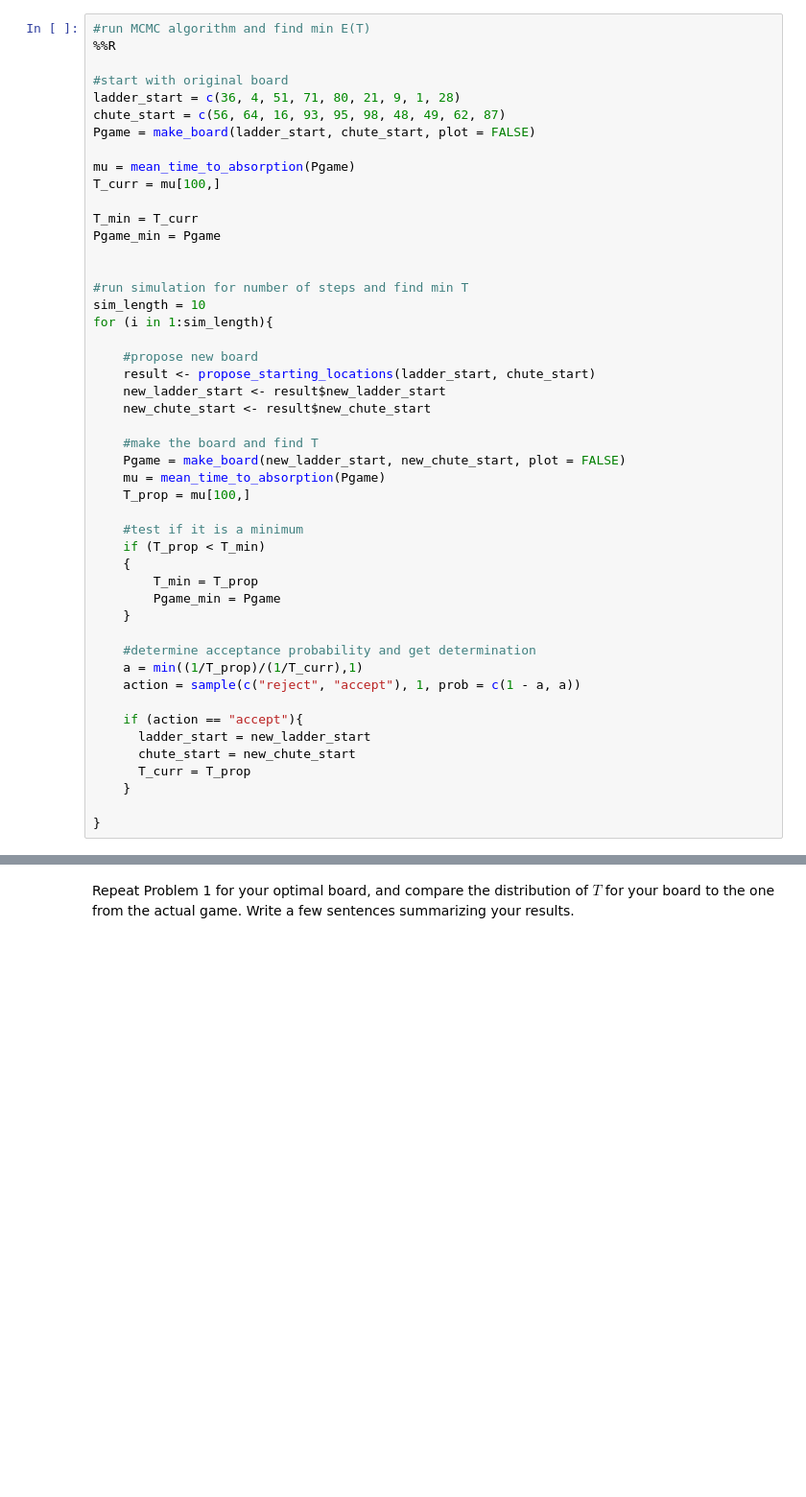
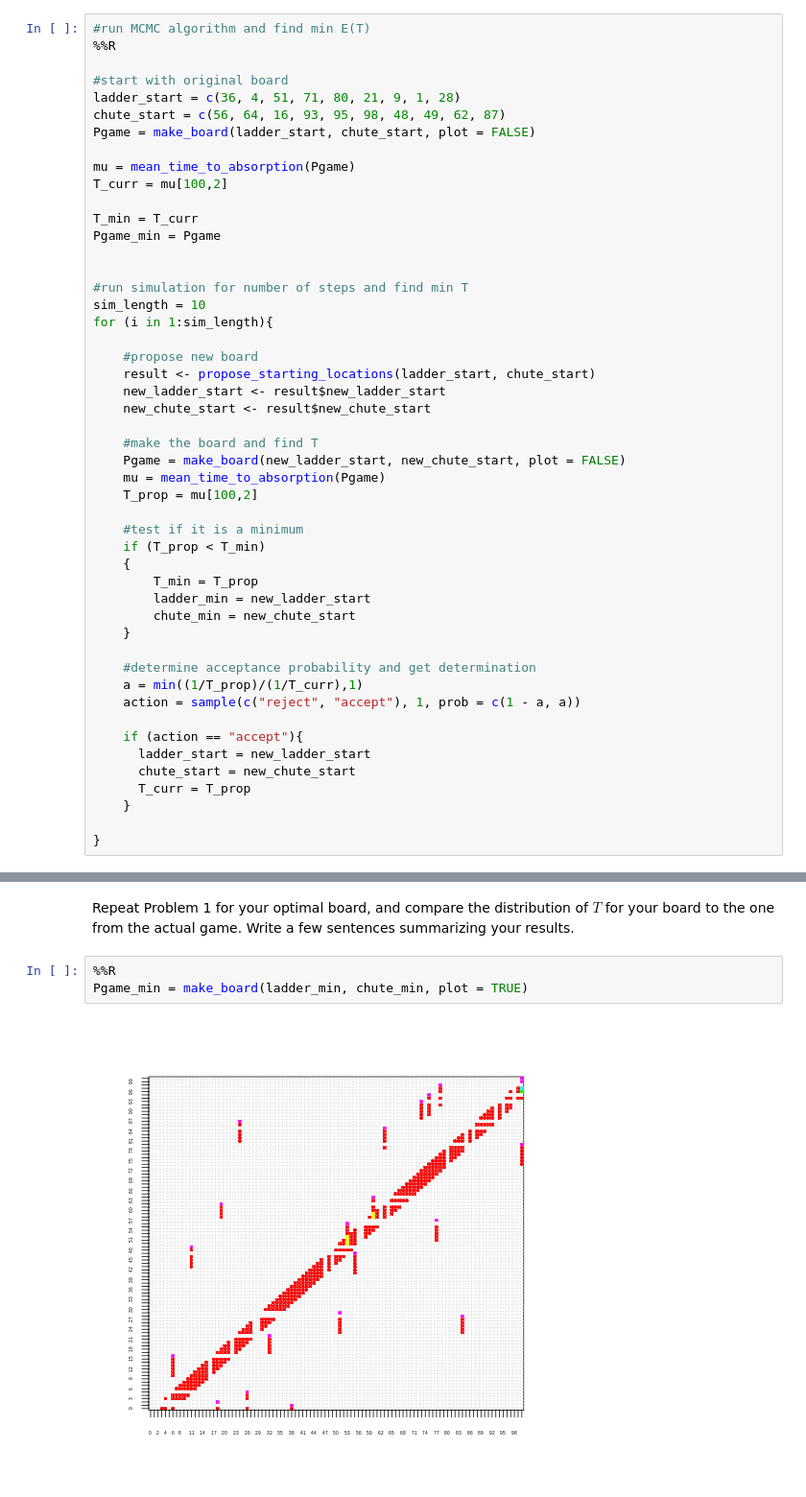
Before and after one commit to NRJaggers/Applied-Stochastic-Processes, a Jupyter notebook: Applications/4-Chutes_and_Ladders_and_MCMC/Chutes_and_Ladders_and_MCMC.ipynb, the cells around one changed output, grey strips where cells are left out. Shown at 96% size. Drawn from its saved outputs; the diff is of its cells as text; blank space fills up the shorter version.

```diff
--- a/Applications/4-Chutes_and_Ladders_and_MCMC/Chutes_and_Ladders_and_MCMC.ipynb
+++ b/Applications/4-Chutes_and_Ladders_and_MCMC/Chutes_and_Ladders_and_MCMC.ipynb
@@ -370,7 +443,7 @@ chute_start = c(56, 64, 16, 93, 95, 98, 48, 49, 62, 87)
 Pgame = make_board(ladder_start, chute_start, plot = FALSE)
 
 mu = mean_time_to_absorption(Pgame)
-T_curr = mu[100,]
+T_curr = mu[100,2]
 
 T_min = T_curr
 Pgame_min = Pgame
@@ -388,13 +461,14 @@ for (i in 1:sim_length){
     #make the board and find T
     Pgame = make_board(new_ladder_start, new_chute_start, plot = FALSE)
     mu = mean_time_to_absorption(Pgame)
-    T_prop = mu[100,]
+    T_prop = mu[100,2]
 
     #test if it is a minimum
     if (T_prop < T_min)
     {
         T_min = T_prop
-        Pgame_min = Pgame
+        ladder_min = new_ladder_start
+        chute_min = new_chute_start
     }
 
     #determine acceptance probability and get determination
@@ -411,2 +487,7 @@ for (i in 1:sim_length){
 # %% [markdown]
 Repeat Problem 1 for your optimal board, and compare the distribution of $T$ for your board to the one from the actual game. Write a few sentences summarizing your results.
+# %%
+%%R
+Pgame_min = make_board(ladder_min, chute_min, plot = TRUE)
+# %% [output]
+[figure, added]
```
Also changed, not shown: parts of 22 cells of this notebook.
